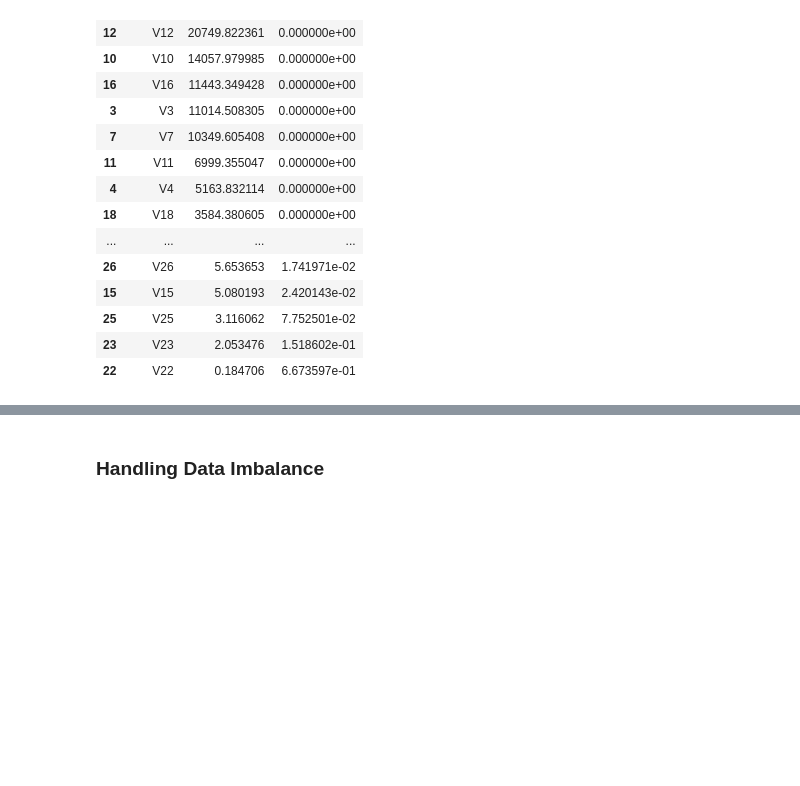
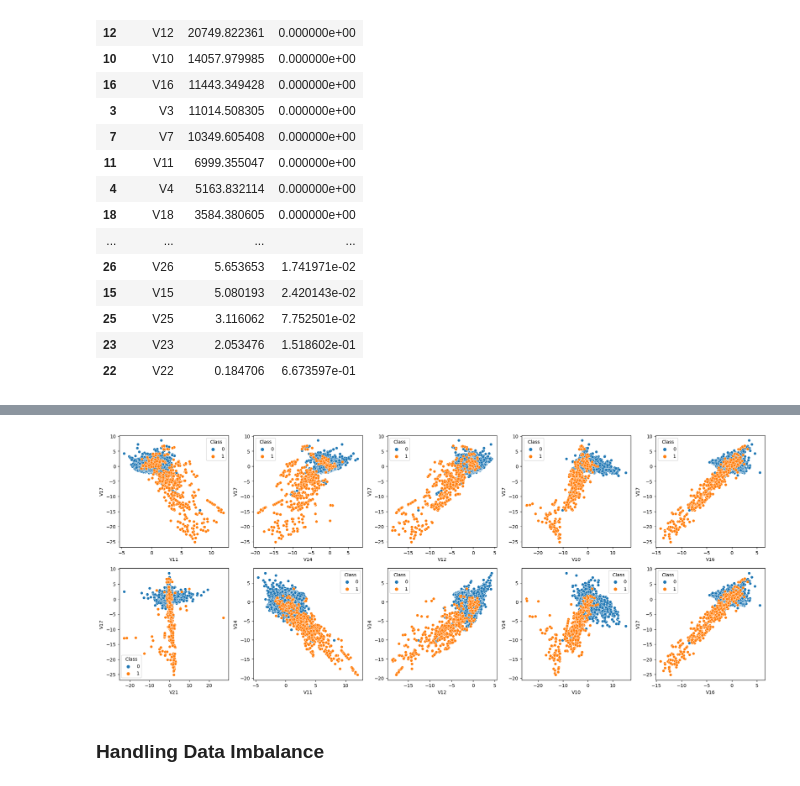
Before and after one commit to EL-MEHDI-git/Credit-card-fraud-detection, a Jupyter notebook: credit-card-fraud-detection.ipynb, the cells around one changed output, grey strips where cells are left out. Cells and saved outputs as stored; diff of their text form; code cells hidden in the pictures; blank space fills up the shorter version.

```diff
--- a/credit-card-fraud-detection.ipynb
+++ b/credit-card-fraud-detection.ipynb
@@ -106,11 +111,12 @@ Name: Amount, dtype: float64
 #### Daily transaction density
 # %%
 # Convert Time to hours and reduce to modulo 24
-df['Hour'] = (df['Time'] / 3600) % 24
+df2 = df.copy()
+df2['Hour'] = (df['Time'] / 3600) % 24
 
 # Plot density of transactions over the course of a day
 plt.figure(figsize=(10, 6))
-sns.kdeplot(data=df, x='Hour', hue='Class', fill=True, common_norm=False, alpha=0.4, palette='tab10')
+sns.kdeplot(data=df2, x='Hour', hue='Class', fill=True, common_norm=False, alpha=0.4, palette='tab10')
 
 # Customize the plot
 plt.title('Density of Transactions Over the Course of a Day')
@@ -225,3 +233,8 @@ features_scores
 | 25 | V25 | 3.116062 | 7.752501e-02 |
 | 23 | V23 | 2.053476 | 1.518602e-01 |
 | 22 | V22 | 0.184706 | 6.673597e-01 |
+# %%
+# Create new dataset resampled with features selected
+
+df_resampled = pd.concat([X_resampled[features_scores['Feature'][:16].to_list()], y_resampled], axis = 1)
+df_resampled
@@ -228,3 +255,24 @@ features_scores
+# %%
+# Plot some scatter plots between variables to show the distribution of classes
+
+fig, axs = plt.subplots(2, 5, figsize=(20, 8))
+
+sns.scatterplot(data = df_resampled, x='V11', y='V17', hue='Class', ax=axs[0, 0])
+sns.scatterplot(data = df_resampled, x='V14', y='V17', hue='Class', ax=axs[0, 1])
+sns.scatterplot(data = df_resampled, x='V12', y='V17', hue='Class', ax=axs[0, 2])
+sns.scatterplot(data = df_resampled, x='V10', y='V17', hue='Class', ax=axs[0, 3])
+sns.scatterplot(data = df_resampled, x='V16', y='V17', hue='Class', ax=axs[0, 4])
+sns.scatterplot(data = df_resampled, x='V21', y='V17', hue='Class', ax=axs[1, 0])
+sns.scatterplot(data = df_resampled, x='V11', y='V14', hue='Class', ax=axs[1, 1])
+sns.scatterplot(data = df_resampled, x='V12', y='V14', hue='Class', ax=axs[1, 2])
+sns.scatterplot(data = df_resampled, x='V10', y='V14', hue='Class', ax=axs[1, 3])
+sns.scatterplot(data = df_resampled, x='V16', y='V17', hue='Class', ax=axs[1, 4])
+
+
+plt.tight_layout()
+plt.show()
+# %% [output]
+[figure, added]
 # %% [markdown]
 ### Handling Data Imbalance
 # %%
```
Also changed, not shown: parts of 10 cells of this notebook.
